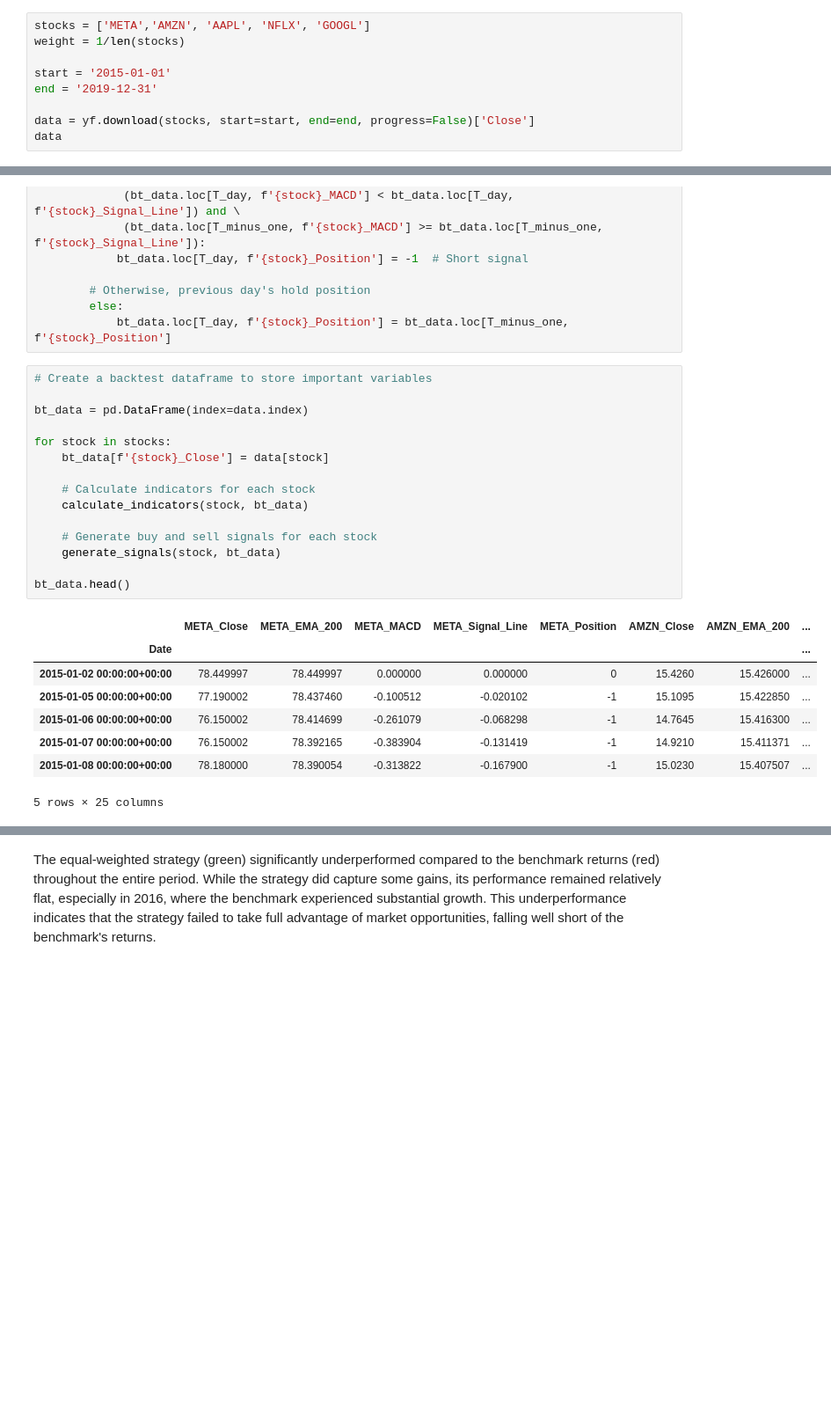
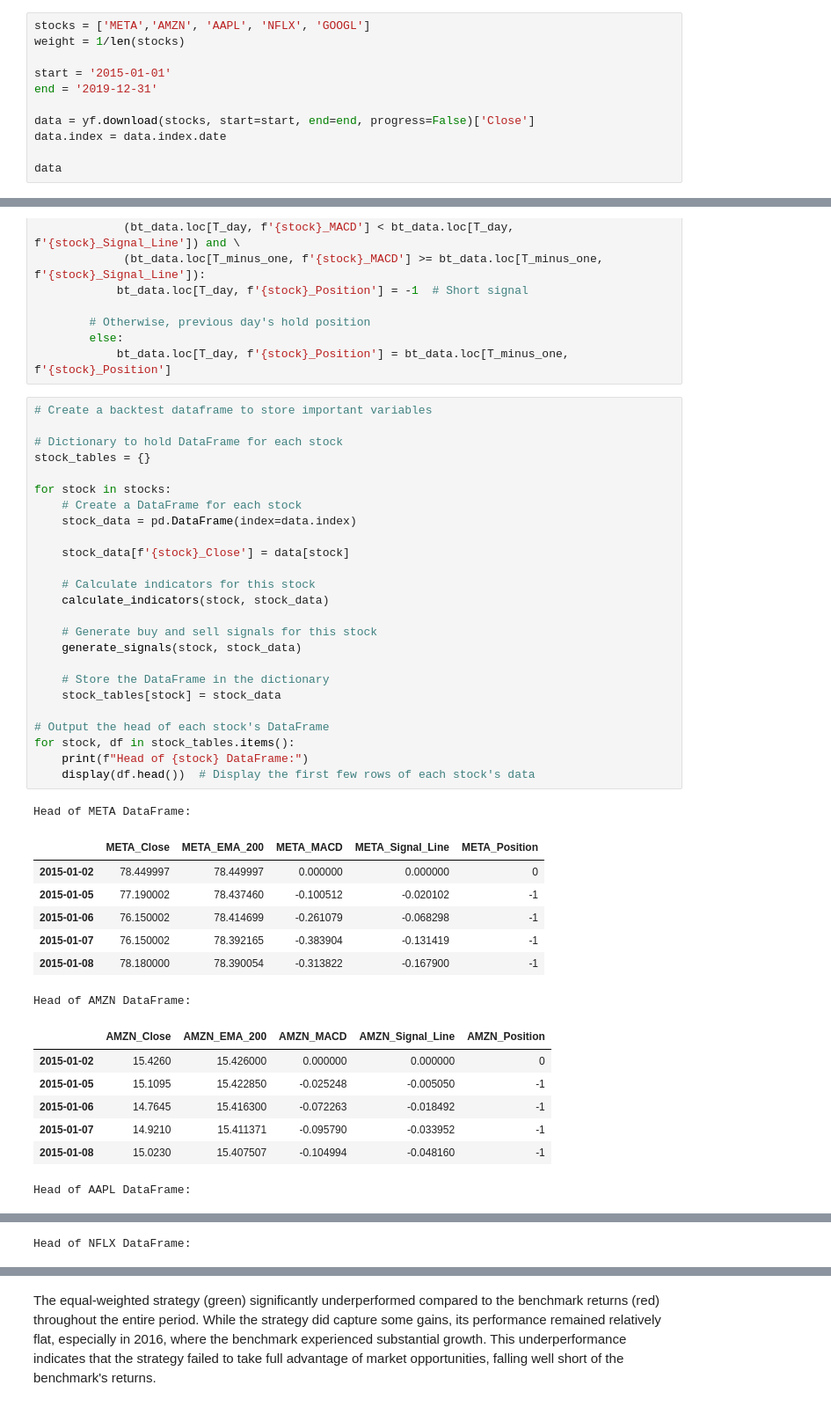
Before and after one commit to pehper/IS4226, a Jupyter notebook: momentum-strat.ipynb, the cells around one changed output, grey strips where cells are left out. Shown at 88% size. Drawn from its saved outputs; the diff is of its cells as text; blank space fills up the shorter version.

```diff
--- a/momentum-strat.ipynb
+++ b/momentum-strat.ipynb
@@ -26,6 +26,8 @@ start = '2015-01-01'
 end = '2019-12-31'
 
 data = yf.download(stocks, start=start, end=end, progress=False)['Close']
+data.index = data.index.date
+
 data
 # %% [output]
 | Ticker | AAPL | AMZN | GOOGL | META | NFLX |
@@ -109,24 +111,41 @@ def generate_signals(stock, bt_data):
 # %%
 # Create a backtest dataframe to store important variables
 
-bt_data = pd.DataFrame(index=data.index)
+# Dictionary to hold DataFrame for each stock
+stock_tables = {}
 
 for stock in stocks:
-    bt_data[f'{stock}_Close'] = data[stock]
+    # Create a DataFrame for each stock
+    stock_data = pd.DataFrame(index=data.index)
 
-    # Calculate indicators for each stock
-    calculate_indicators(stock, bt_data)
+    stock_data[f'{stock}_Close'] = data[stock]
 
-    # Generate buy and sell signals for each stock
-    generate_signals(stock, bt_data)
+    # Calculate indicators for this stock
+    calculate_indicators(stock, stock_data)
 
-bt_data.head()
+    # Generate buy and sell signals for this stock
+    generate_signals(stock, stock_data)
+
+    # Store the DataFrame in the dictionary
+    stock_tables[stock] = stock_data
+
+# Output the head of each stock's DataFrame
+for stock, df in stock_tables.items():
+    print(f"Head of {stock} DataFrame:")
+    display(df.head())  # Display the first few rows of each stock's data
 # %% [output]
+Head of META DataFrame:
-|  | META_Close | META_EMA_200 | META_MACD | META_Signal_Line | META_Position | AMZN_Close | AMZN_EMA_200 | ... |
-| Date |  |  |  |  |  |  |  | ... |
-| 2015-01-02 00:00:00+00:00 | 78.449997 | 78.449997 | 0.000000 | 0.000000 | 0 | 15.4260 | 15.426000 | ... |
-| 2015-01-05 00:00:00+00:00 | 77.190002 | 78.437460 | -0.100512 | -0.020102 | -1 | 15.1095 | 15.422850 | ... |
-| 2015-01-06 00:00:00+00:00 | 76.150002 | 78.414699 | -0.261079 | -0.068298 | -1 | 14.7645 | 15.416300 | ... |
-| 2015-01-07 00:00:00+00:00 | 76.150002 | 78.392165 | -0.383904 | -0.131419 | -1 | 14.9210 | 15.411371 | ... |
-| 2015-01-08 00:00:00+00:00 | 78.180000 | 78.390054 | -0.313822 | -0.167900 | -1 | 15.0230 | 15.407507 | ... |
+|  | META_Close | META_EMA_200 | META_MACD | META_Signal_Line | META_Position |
+| 2015-01-02 | 78.449997 | 78.449997 | 0.000000 | 0.000000 | 0 |
+| 2015-01-05 | 77.190002 | 78.437460 | -0.100512 | -0.020102 | -1 |
+| 2015-01-06 | 76.150002 | 78.414699 | -0.261079 | -0.068298 | -1 |
+| 2015-01-07 | 76.150002 | 78.392165 | -0.383904 | -0.131419 | -1 |
+| 2015-01-08 | 78.180000 | 78.390054 | -0.313822 | -0.167900 | -1 |
-5 rows × 25 columns
+Head of AMZN DataFrame:
+|  | AMZN_Close | AMZN_EMA_200 | AMZN_MACD | AMZN_Signal_Line | AMZN_Position |
+| 2015-01-02 | 15.4260 | 15.426000 | 0.000000 | 0.000000 | 0 |
+| 2015-01-05 | 15.1095 | 15.422850 | -0.025248 | -0.005050 | -1 |
+| 2015-01-06 | 14.7645 | 15.416300 | -0.072263 | -0.018492 | -1 |
+| 2015-01-07 | 14.9210 | 15.411371 | -0.095790 | -0.033952 | -1 |
+| 2015-01-08 | 15.0230 | 15.407507 | -0.104994 | -0.048160 | -1 |
+Head of AAPL DataFrame:
@@ -132,0 +158 @@ bt_data.head()
+Head of NFLX DataFrame:
```
Also changed, not shown: parts of 43 cells of this notebook.
